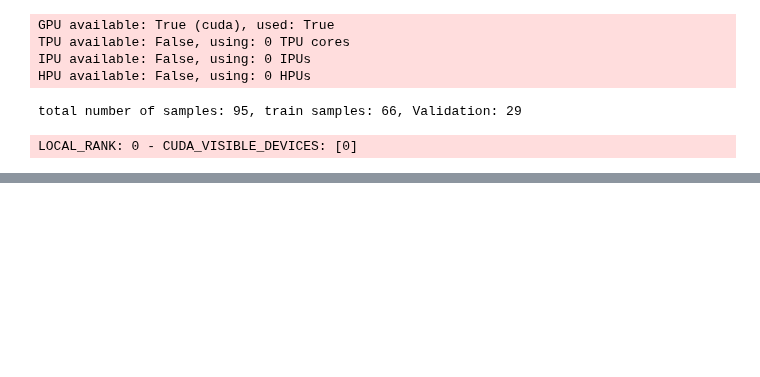
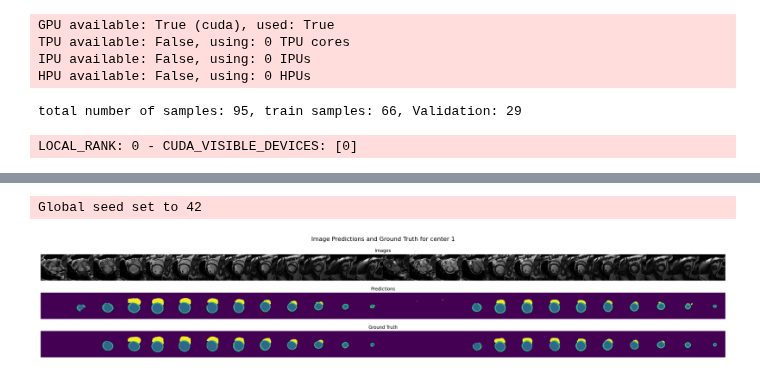
Before and after one commit to MAHDI-Imen/M-M, a Jupyter notebook: dev.ipynb, the cells around one changed output, grey strips where cells are left out. Cells and saved outputs as stored; diff of their text form; code cells hidden in the pictures; blank space fills up the shorter version.

```diff
--- a/dev.ipynb
+++ b/dev.ipynb
@@ -101,0 +121,7 @@ Global seed set to 42
+# %%
+test_loader = dm.test_dataloader()[0]
+# %%
+predict_and_display_examples(model, 1, test_loader, 1)
+# %% [output]
+Global seed set to 42
+[figure, added]
```
Also changed, not shown: parts of 6 cells of this notebook, 5 other files.
